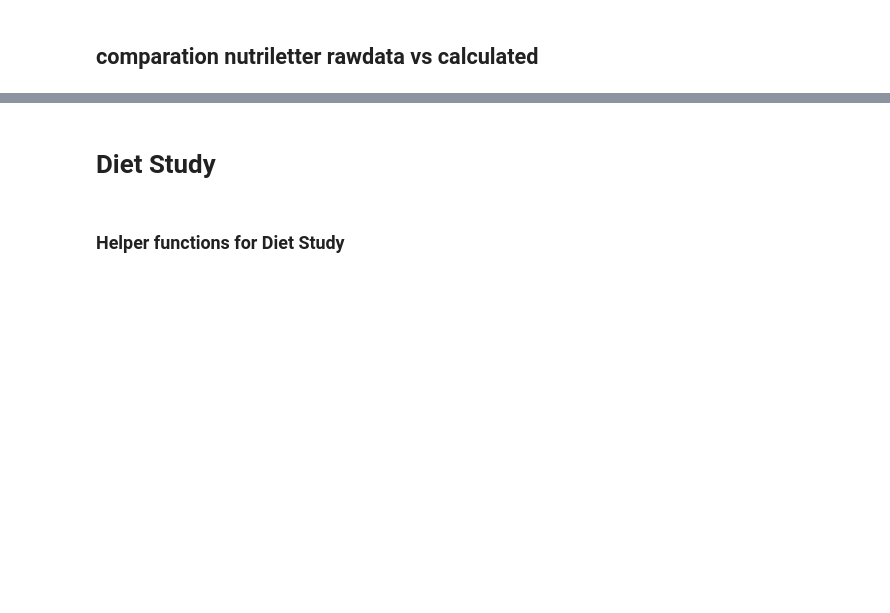
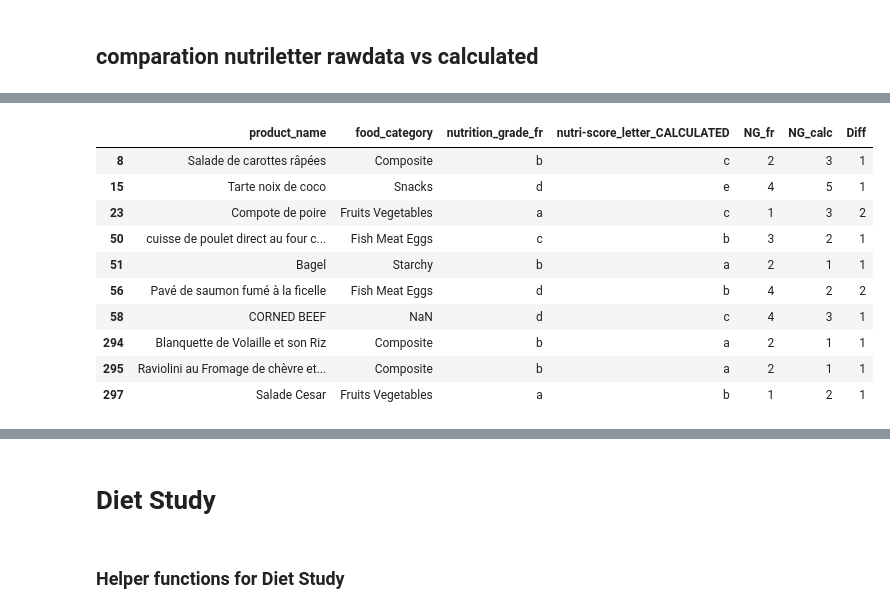
Before and after one commit to romi514/ProjectADA, a Jupyter notebook: project_tagADA.ipynb, the cells around one changed output, grey strips where cells are left out. Cells and saved outputs as stored; diff of their text form; code cells hidden in the pictures; blank space fills up the shorter version.

```diff
--- a/project_tagADA.ipynb
+++ b/project_tagADA.ipynb
@@ -894,0 +923,14 @@ nutridata[(nutridata['nutri-score_letter_CALCULATED'].notnull()) & (nutridata['n
+# %%
+nutri_df.head(10)
+# %% [output]
+|  | product_name | food_category | nutrition_grade_fr | nutri-score_letter_CALCULATED | NG_fr | NG_calc | Diff |
+| 8 | Salade de carottes râpées | Composite | b | c | 2 | 3 | 1 |
+| 15 | Tarte noix de coco | Snacks | d | e | 4 | 5 | 1 |
+| 23 | Compote de poire | Fruits Vegetables | a | c | 1 | 3 | 2 |
+| 50 | cuisse de poulet direct au four c... | Fish Meat Eggs | c | b | 3 | 2 | 1 |
+| 51 | Bagel | Starchy | b | a | 2 | 1 | 1 |
+| 56 | Pavé de saumon fumé à la ficelle | Fish Meat Eggs | d | b | 4 | 2 | 2 |
+| 58 | CORNED BEEF | NaN | d | c | 4 | 3 | 1 |
+| 294 | Blanquette de Volaille et son Riz | Composite | b | a | 2 | 1 | 1 |
+| 295 | Raviolini au Fromage de chèvre et... | Composite | b | a | 2 | 1 | 1 |
+| 297 | Salade Cesar | Fruits Vegetables | a | b | 1 | 2 | 1 |
```
Also changed, not shown: parts of 40 cells of this notebook.
